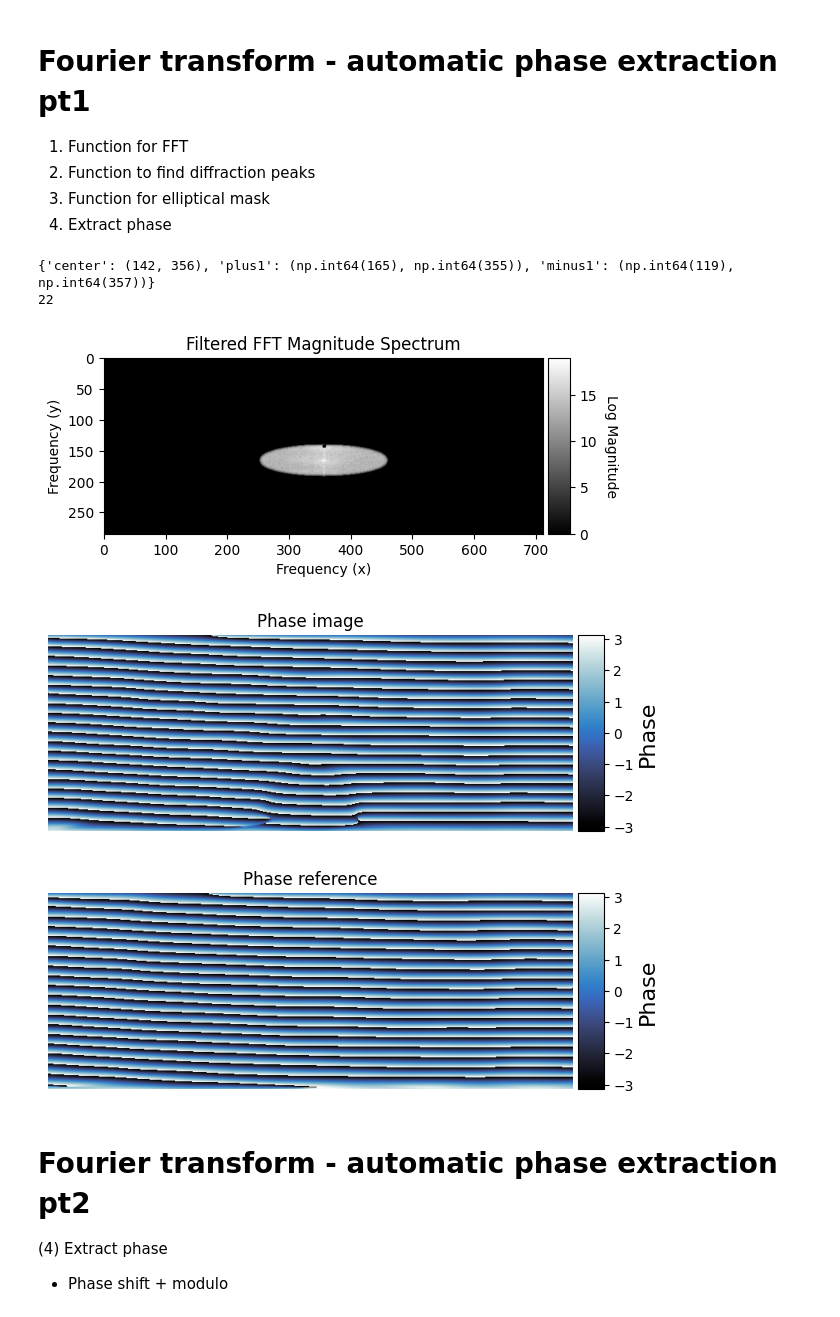
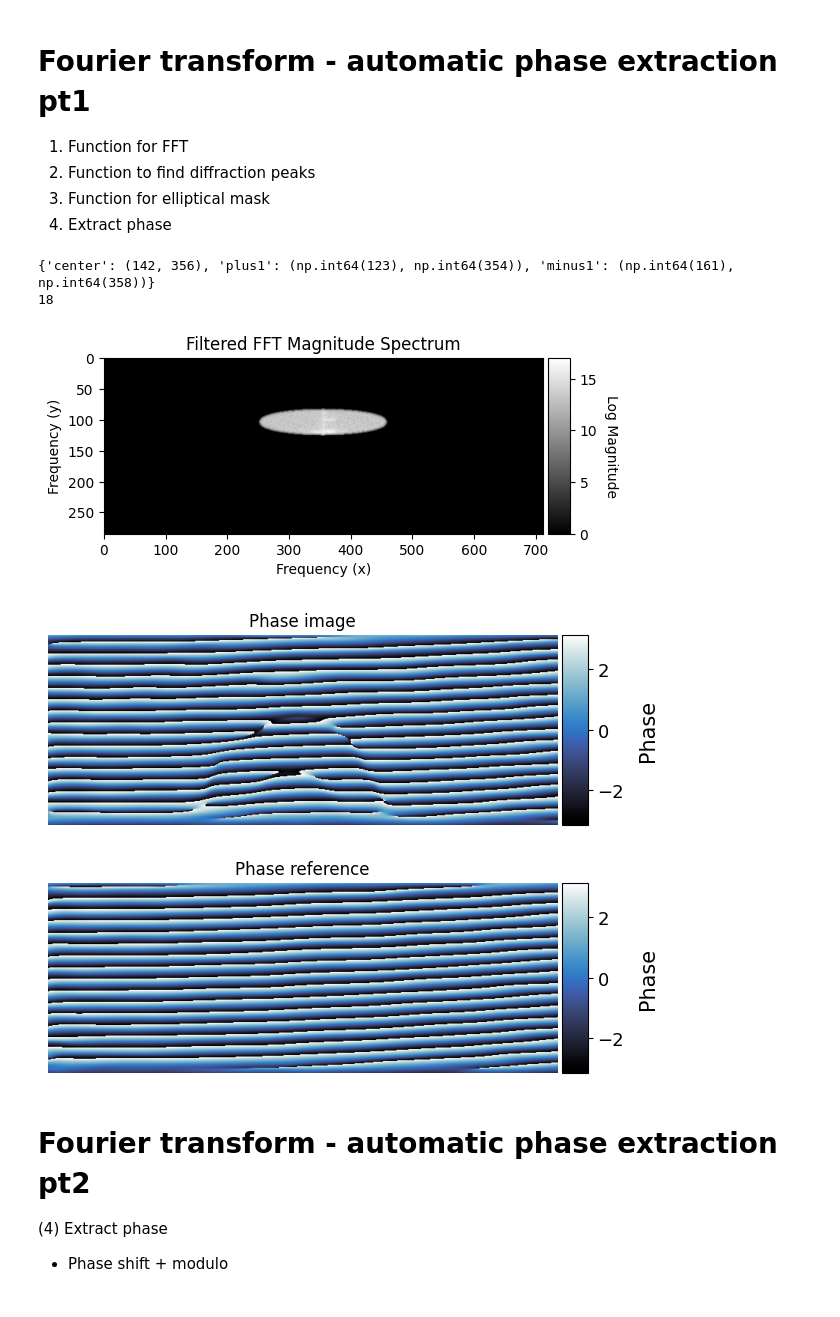
Before and after one commit to josef-codes/Abel-inversion, a Jupyter notebook: src/Phase_shift_extraction_automated.ipynb, the cells around one changed output. Cells and saved outputs as stored; diff of their text form; code cells hidden in the pictures.

```diff
--- a/src/Phase_shift_extraction_automated.ipynb
+++ b/src/Phase_shift_extraction_automated.ipynb
@@ -41,6 +41,7 @@ C:\Users\User\z\Desktop\WUT\Diplomka\ZPRACOVÁNÍ\Data testing\processing_projec
 # %% [markdown]
 Choosing path
 # %%
+"""
 path = constants.base_dir
 folders = global_utils.get_folder_names(path)
 folders2 = global_utils.get_folder_names(os.path.join(path, folders[1]))
@@ -51,6 +52,7 @@ print(folders)
 print(folders2)
 print(folders3)
 print(folders4)
+"""
 # files
 print("--- Files ---")
 # path_img_files = os.path.join(path4, folders4[1])
@@ -62,10 +64,19 @@ print("--- Files ---")
 # ref_path = os.path.join(path_ref_files, files_ref[19]) # 19 - H0_3_28_25\reference x4\REF_X9.tif
 
 # ------ 2090 nm ------
-path_img_files = os.path.join(path4, folders4[1])
+# path_img_files = os.path.join(path4, folders4[1])
+# path_ref_files = os.path.join(path, folders[1], folders2[1], folders3[9])
+
+path_img_files = constants.dir_1064_H6_1
+path_ref_files = constants.dir_1064_x4_H6
+
 files_img = global_utils.get_file_names(path_img_files)
-img_path = os.path.join(path_img_files, files_img[0]) #
-path_ref_files = os.path.join(path, folders[1], folders2[1], folders3[9])
+files_img = global_utils.filter_by_M_exact(
+    files_img,
+    exact = 5
+)
+print(files_img)
+img_path = os.path.join(path_img_files, files_img[19]) #
 files_ref = global_utils.get_file_names(path_ref_files)
 ref_path = os.path.join(path_ref_files, files_ref[1]) #
 
@@ -158,7 +169,7 @@ smooth_spectra_sigma = 2
 spectr_peaks = functions_phase_shift.find_fourier_peaks(padded_img,exclude_radius = exclude_radius_peaks,smooth_sigma=smooth_spectra_sigma)
 print(spectr_peaks)
 # extract the first coordinate of ‘center’ and ‘plus1’
-peak_name = 'plus1'  # or 'plus1', or 'minus1'
+peak_name = 'plus1'  # or 'plus1' -> above center, or 'minus1' -> below center
 if peak_name == 'plus1':
     y_peak = int(spectr_peaks['plus1'][0])
     x_peak = int(spectr_peaks['plus1'][1])
@@ -171,9 +182,18 @@ y_peak_c = int(spectr_peaks['center'][0])
 x_peak_c = int(spectr_peaks['center'][1])
 
 ### ------ Collective parameters ------
-# y_peak = y_peak + 15 # shift mask up (-)#num down (+)#num
 spectr_peak_distance = abs(y_peak_c - y_peak) - 1
 print(spectr_peak_distance)
+
+y_peak_shift = True # 1064 nm = True
+shift_val = 20
+if y_peak_shift:
+    if peak_name == 'plus1':
+        shift_val = -20 # shift mask up (-)#num
+    elif peak_name == 'minus1':
+        shift_val = 20 # down (+)#num
+    y_peak = y_peak + shift_val
+
 rows, cols = padded_img.shape
 a = 100 # x-axis mask
 b = spectr_peak_distance # y-axis mask
@@ -196,38 +216,38 @@ maskino_spectrino_center = functions_phase_shift.circular_exclusion_mask(
 
 # inferno_cmap = plt.get_cmap('gray')  # this is the Colormap instance
 # global_functions_im.plot_image(maskino_spectrino_center, cmap=cmr.cosmic)
 fig = utils.plot_filtered_fft_spectrum(img_padded=padded_img, mask=maskino_spectrino, extra_mask=maskino_spectrino_center)
 # -----
 phase_map_im = functions_phase_shift.compute_phase_from_padded(
     img_padded=padded_img,
     order=peak_name,
     exclude_radius=exclude_radius_peaks, # to find peaks outside
     smooth_sigma=smooth_spectra_sigma, # smooth spectrum to find peaks better
     a_div=a,
     b_div=b,
     mask_sigma=mask_sigma, # gauss filter mask
     pad = p # padding crop after computation
 )
 phase_map_ref = functions_phase_shift.compute_phase_from_padded(
     img_padded=padded_ref,
     order=peak_name,
     exclude_radius=exclude_radius_peaks,
     smooth_sigma=smooth_spectra_sigma,
     a_div=a,
     b_div=b,
     mask_sigma=mask_sigma,
     pad = p
 )
 # Colormap('cmap:red')
 fig = global_functions_im.plot_image(phase_map_im, title='Phase image', cmap=cmr.arctic, colorbar_label='Phase') # arctic
 fig = global_functions_im.plot_image(phase_map_ref, title='Phase reference', cmap=cmr.arctic, colorbar_label='Phase') # arctic
 # global_utils.save_plot_as_png(r'C:\Users\User\z\Desktop\WUT\Diplomka\ZPRACOVÁNÍ\Data testing\processing_project\Abel-inversion\output\phase_a100_b30_sgm_1(2).png', fig)
 # %% [output]
-{'center': (142, 356), 'plus1': (np.int64(165), np.int64(355)), 'minus1': (np.int64(119), np.int64(357))}
-22
+{'center': (142, 356), 'plus1': (np.int64(123), np.int64(354)), 'minus1': (np.int64(161), np.int64(358))}
+18
-[figure, old version]
+[figure, new version]
-[figure, old version]
+[figure, new version]
-[figure, old version]
+[figure, new version]
 # %% [markdown]
 # Fourier transform - automatic phase extraction pt2
 (4) Extract phase
```
Also changed, not shown: parts of 12 cells of this notebook, 3 other files.
